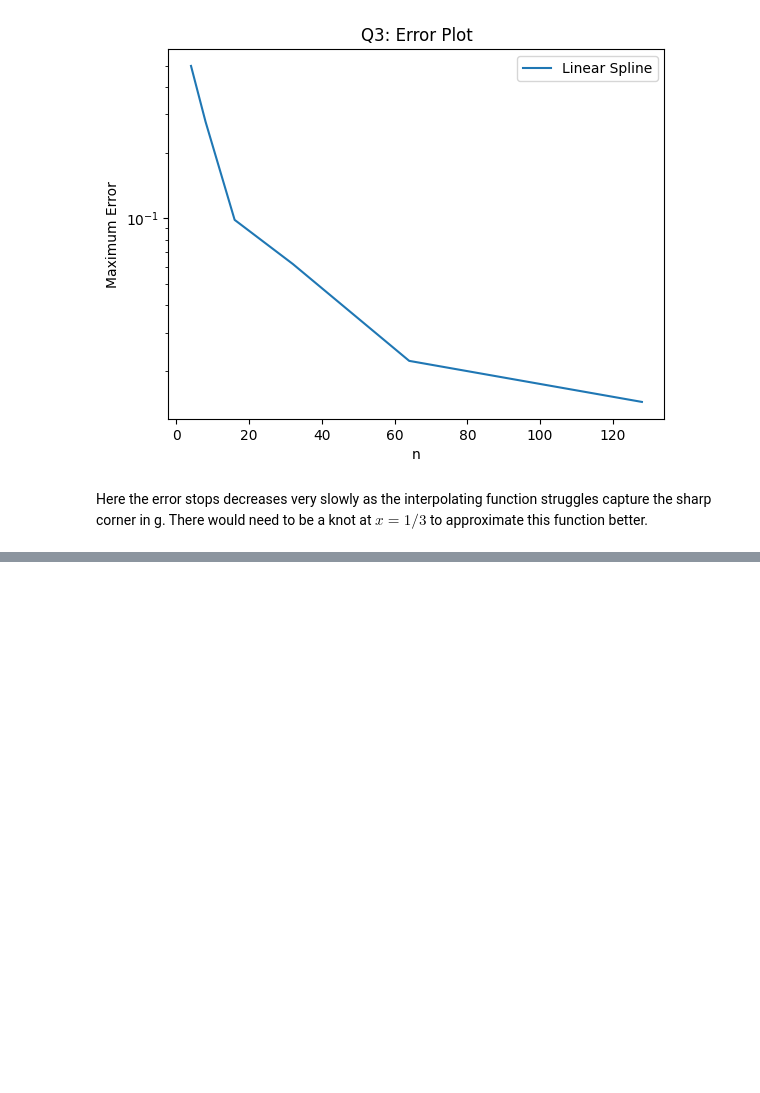
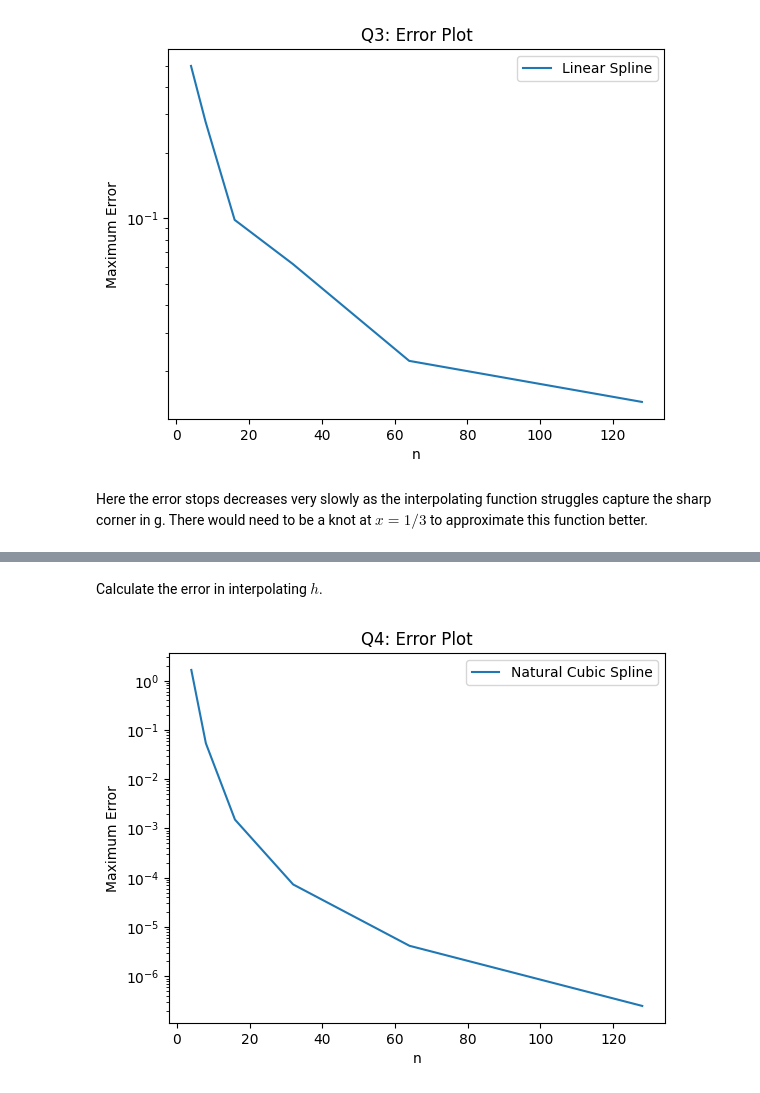
Before and after one commit to j-bowhay/Practical-Numerical-Analysis, a Jupyter notebook: problem_sheets/Problem Sheet 1.ipynb, the cells around one changed output, grey strips where cells are left out. Saved outputs shown, nothing was run; the diff lists cells and outputs as text; code cells hidden in the pictures; blank space fills up the shorter version.

```diff
--- a/problem_sheets/Problem Sheet 1.ipynb
+++ b/problem_sheets/Problem Sheet 1.ipynb
@@ -118,9 +118,7 @@ for n_i in n:
 
     # Lagrange Polynomial, chebyshev grid
     err = np.linalg.norm(
-        barycentric_interpolate(
-            f(chebyshev_nodes), chebyshev_nodes, x, chebyshev=True
-        )
+        barycentric_interpolate(f(chebyshev_nodes), chebyshev_nodes, x, chebyshev=True)
         - f_true,
         np.inf,
     )
@@ -157,7 +155,6 @@ ax.set_yscale("log")
 ax.legend()
 ax.set_xlabel("n")
 ax.set_ylabel("Maximum Error")
-ax.set_title("Q1: Error Plot")
 plt.show()
 # %% [output]
 [figure]
@@ -271,0 +293,26 @@ this function better.
+# %% [markdown]
+Calculate the error in interpolating $h$.
+# %%
+h = lambda x: np.sin(np.pi * x)
+h_true = h(x)
+
+cubic_spline_err_h = []
+
+for n_i in n:
+    xi = np.linspace(*interval, num=n_i)
+    h_i = h(xi)
+
+    err = np.linalg.norm(
+        natural_cubic_spline_interpolation(h_i, xi, x) - h_true, np.inf
+    )
+    cubic_spline_err_h.append(err)
+
+fig, ax = plt.subplots()
+ax.plot(n, cubic_spline_err_h, label="Natural Cubic Spline")
+ax.set_yscale("log")
+ax.legend()
+ax.set_xlabel("n")
+ax.set_ylabel("Maximum Error")
+plt.show()
+# %% [output]
+[figure, added]
```
Also changed, not shown: parts of 13 cells of this notebook.
